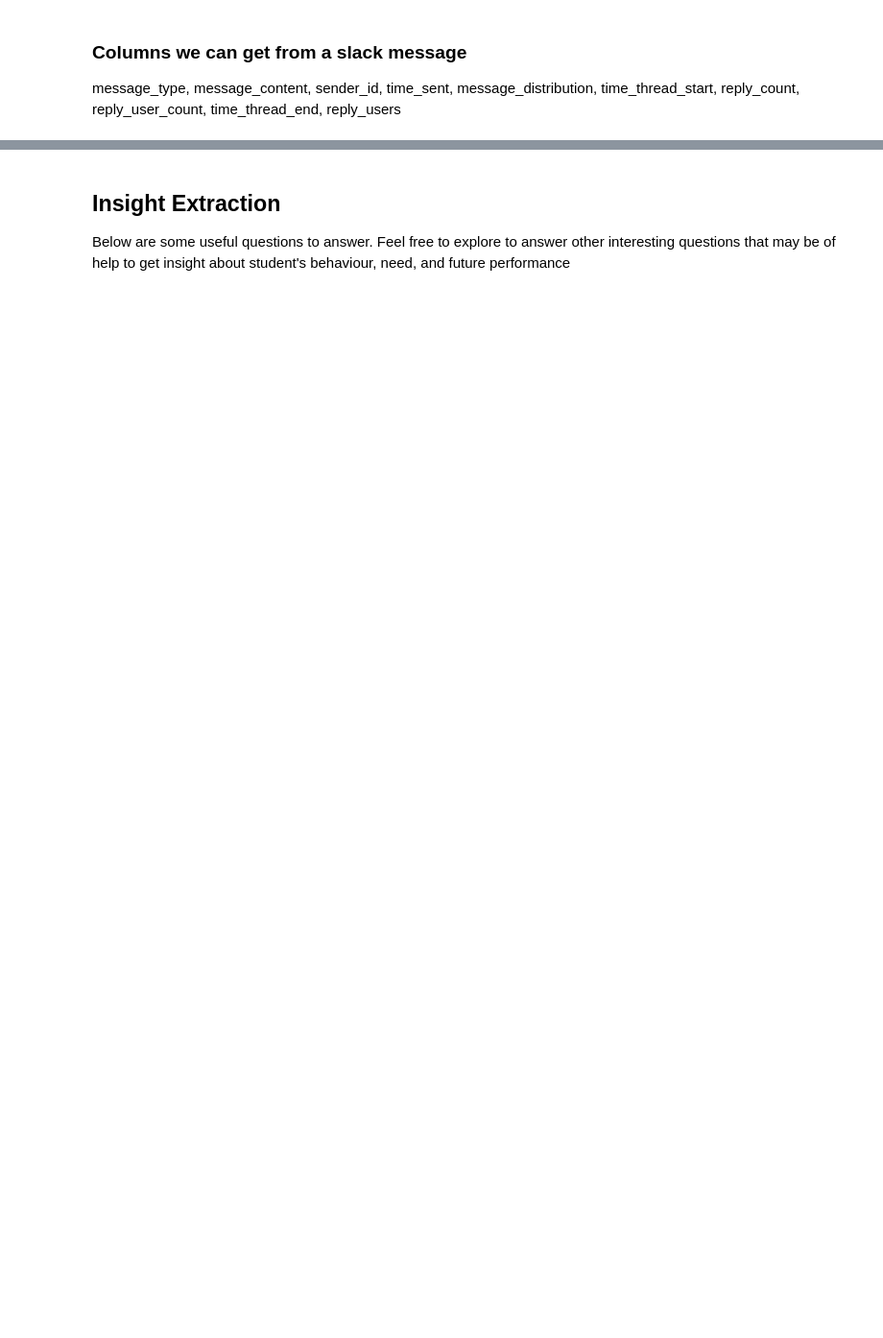
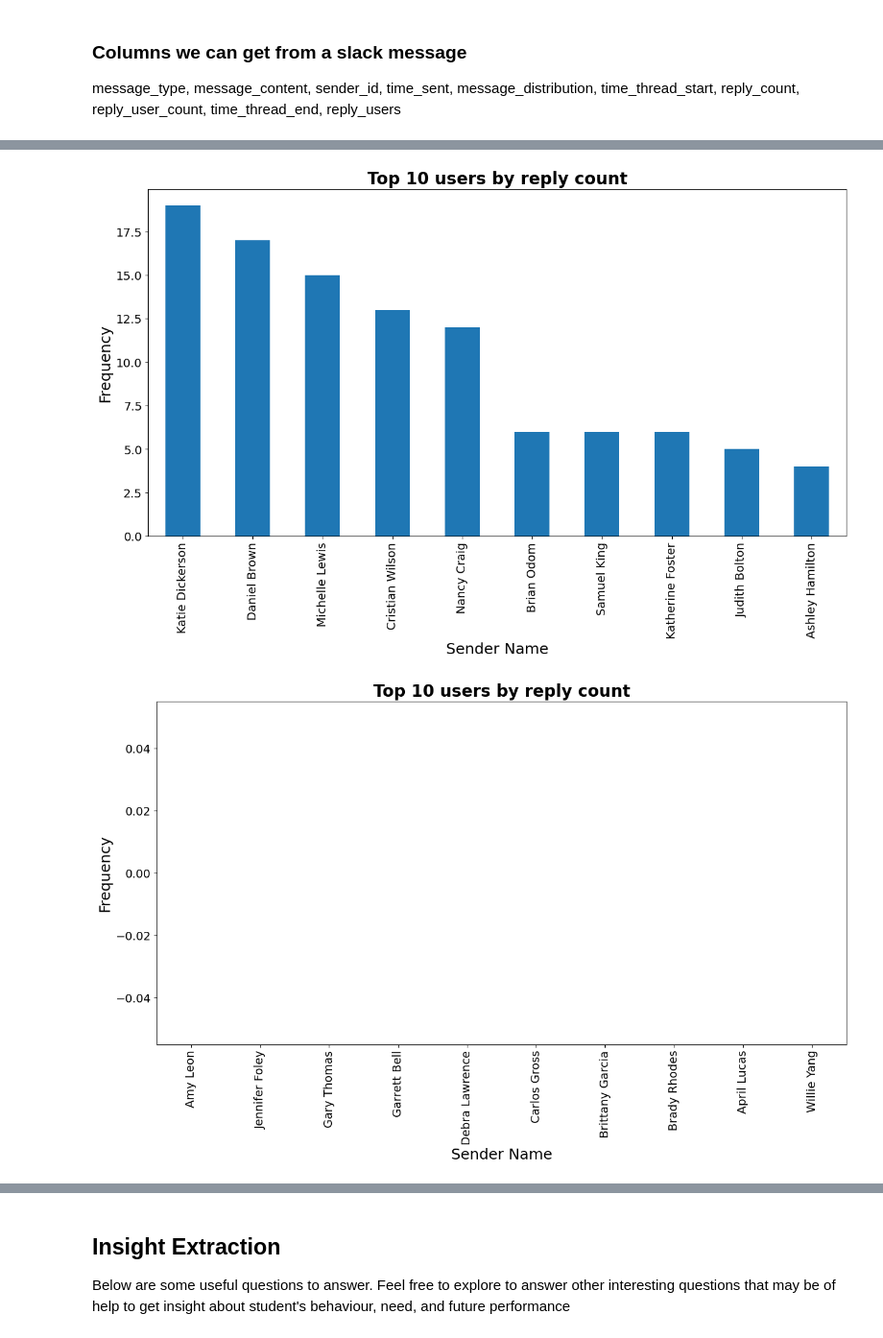
Before and after one commit to Keriii/week-0, a Jupyter notebook: notebooks/parse_slack_data.ipynb, the cells around one changed output, grey strips where cells are left out. Shown at 96% size. Cells and saved outputs as stored; diff of their text form; code cells hidden in the pictures; blank space fills up the shorter version.

```diff
--- a/notebooks/parse_slack_data.ipynb
+++ b/notebooks/parse_slack_data.ipynb
@@ -91,0 +83,19 @@ get_top_20_user(week_9, 'all-week8')
+# %%
+#top 10 and bottom 10 users by reply count
+
+data.groupby('sender_name')['reply_count'].sum().sort_values(ascending=False)[:10]\
+.plot(kind='bar', figsize=(15,7.5));
+plt.title('Top 10 users by reply count', size=20, fontweight='bold')
+plt.xlabel("Sender Name", size=18); plt.ylabel("Frequency", size=18);
+plt.xticks(size=14); plt.yticks(size=14);
+plt.show()
+
+data.groupby('sender_name')['reply_count'].sum().sort_values(ascending=False)[-10:]\
+.plot(kind='bar', figsize=(15,7.5));
+plt.title('Top 10 users by reply count', size=20, fontweight='bold')
+plt.xlabel("Sender Name", size=18); plt.ylabel("Frequency", size=18);
+plt.xticks(size=14); plt.yticks(size=14);
+plt.show()
+# %% [output]
+[figure, added]
+[figure, added]
```
Also changed, not shown: parts of 20 cells of this notebook.
